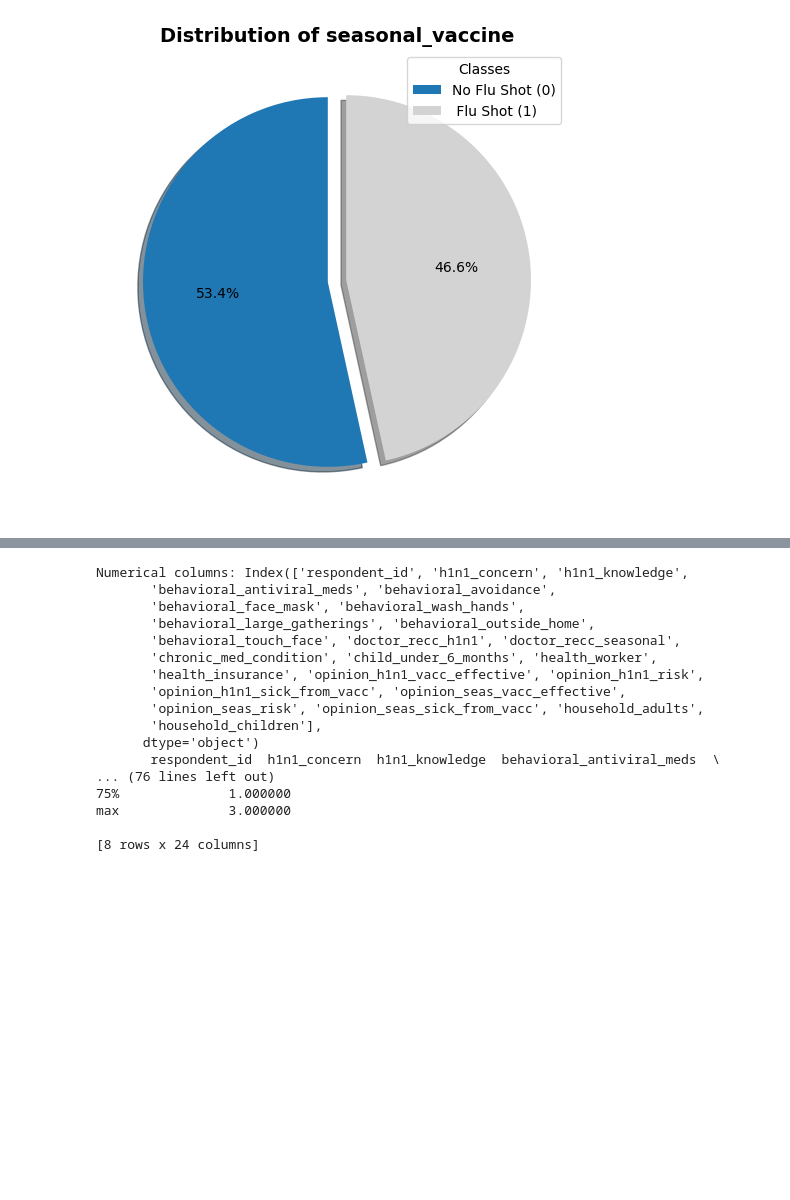
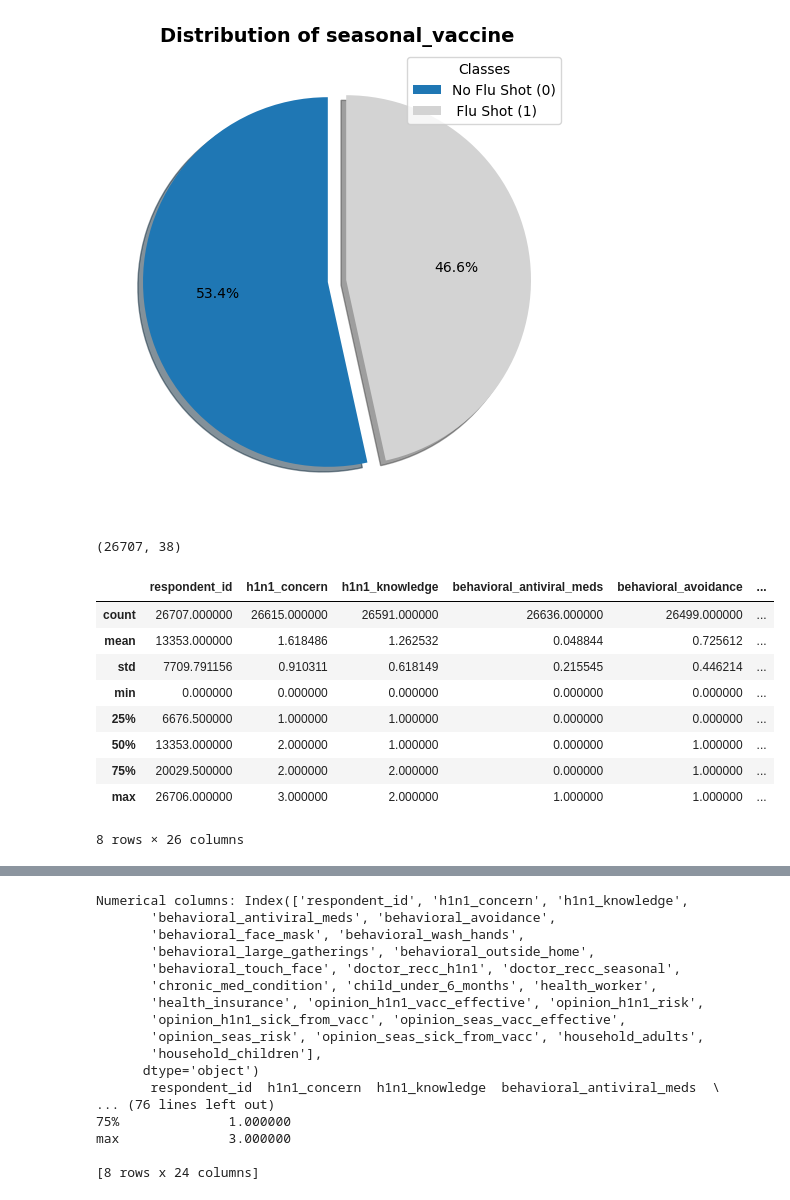
Before and after one commit to Mimikaymint/Team_Berlin, a Jupyter notebook: Team_Berlin/Misc/FLU_SHOT.ipynb, the cells around one changed output, grey strips where cells are left out. Saved outputs shown, nothing was run; the diff lists cells and outputs as text; code cells hidden in the pictures; blank space fills up the shorter version.

```diff
--- a/Team_Berlin/Misc/FLU_SHOT.ipynb
+++ b/Team_Berlin/Misc/FLU_SHOT.ipynb
@@ -75,3 +75,18 @@ for col in targets:
 # %% [output]
 [figure]
 [figure]
+# %%
+print(flu_df.shape)
+flu_df.describe()
+# %% [output]
+(26707, 38)
+|  | respondent_id | h1n1_concern | h1n1_knowledge | behavioral_antiviral_meds | behavioral_avoidance | ... |
+| count | 26707.000000 | 26615.000000 | 26591.000000 | 26636.000000 | 26499.000000 | ... |
+| mean | 13353.000000 | 1.618486 | 1.262532 | 0.048844 | 0.725612 | ... |
+| std | 7709.791156 | 0.910311 | 0.618149 | 0.215545 | 0.446214 | ... |
+| min | 0.000000 | 0.000000 | 0.000000 | 0.000000 | 0.000000 | ... |
+| 25% | 6676.500000 | 1.000000 | 1.000000 | 0.000000 | 0.000000 | ... |
+| 50% | 13353.000000 | 2.000000 | 1.000000 | 0.000000 | 1.000000 | ... |
+| 75% | 20029.500000 | 2.000000 | 2.000000 | 0.000000 | 1.000000 | ... |
+| max | 26706.000000 | 3.000000 | 2.000000 | 1.000000 | 1.000000 | ... |
+8 rows × 26 columns
```
Also changed, not shown: parts of 8 cells of this notebook.
